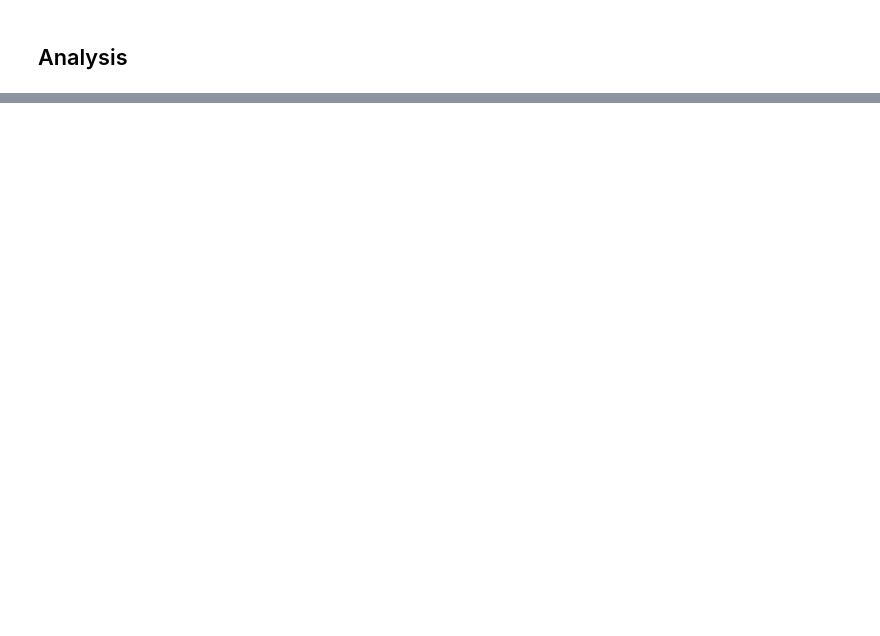
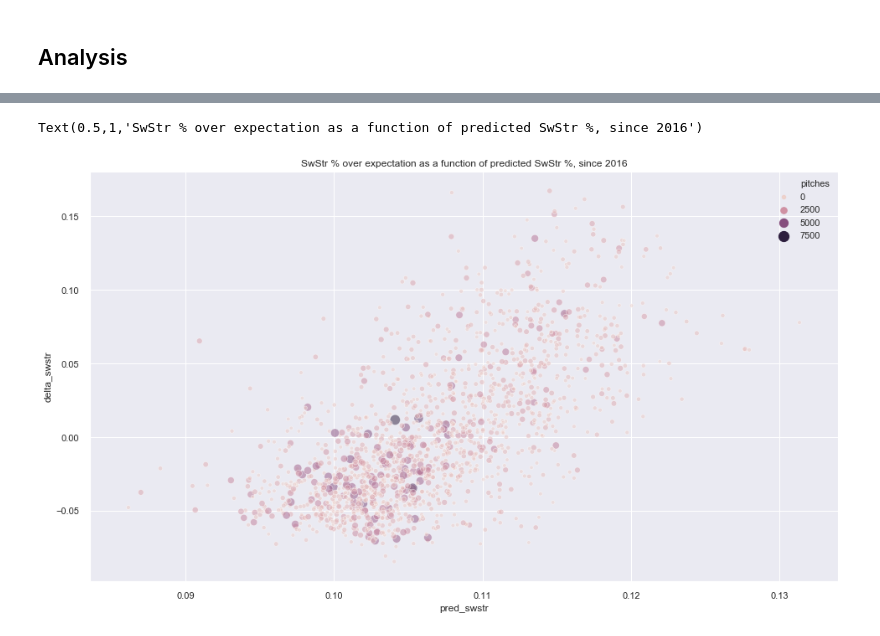
Before and after one commit to anthonydelage/mlb-db-analysis, a Jupyter notebook: notebooks/7.0 - Expected Pitch Effectiveness.ipynb, the cells around one changed output, grey strips where cells are left out. Saved outputs shown, nothing was run; the diff lists cells and outputs as text; code cells hidden in the pictures; blank space fills up the shorter version.

```diff
--- a/notebooks/7.0 - Expected Pitch Effectiveness.ipynb
+++ b/notebooks/7.0 - Expected Pitch Effectiveness.ipynb
@@ -515,0 +460,5 @@ df_summary.to_csv('~/Desktop/expected_swstr_all_time.csv')
+# %%
+# Apply model(s) to pitch-level data
+df_pred_swstr = df_swstr[swstr_features]
+
+df_swstr['pred_swstr'] = [ pred[1] for pred in swstr_model.predict_proba(X=df_pred_swstr)]
@@ -515,0 +467,11 @@ df_summary.to_csv('~/Desktop/expected_swstr_all_time.csv')
+# %%
+df_summary_swstr = df_swstr.groupby(['pitcher_id', 'pitcher_name', 'pitch_type']).agg({
+    'event_id': 'count',
+    'flag_swstr': 'mean',
+    'pred_swstr': 'mean'
+}).rename(columns={
+    'event_id': 'pitches',
+    'flag_swstr': 'swstr'
+})
+
+df_summary_swstr['delta_swstr'] = df_summary_swstr['swstr'] - df_summary_swstr['pred_swstr']
@@ -515,0 +495,19 @@ df_summary.to_csv('~/Desktop/expected_swstr_all_time.csv')
+# %%
+# Summary filters
+_cutoff_swstr = df_summary_swstr['pitches'] > 500
+
+df_summary_swstr_f = df_summary_swstr[_cutoff_swstr]
+# %%
+sns.scatterplot(
+    x=df_summary_swstr_f['pred_swstr'],
+    y=df_summary_swstr_f['delta_swstr'],
+    hue=df_summary_swstr_f['pitches'],
+    size=df_summary_swstr_f['pitches'],
+    sizes=(20, 150),
+    alpha=0.5
+)
+
+plt.title('SwStr % over expectation as a function of predicted SwStr %, since 2016')
+# %% [output]
+Text(0.5,1,'SwStr % over expectation as a function of predicted SwStr %, since 2016')
+[figure, added]
```
Also changed, not shown: parts of 52 cells of this notebook, 6 other files.
